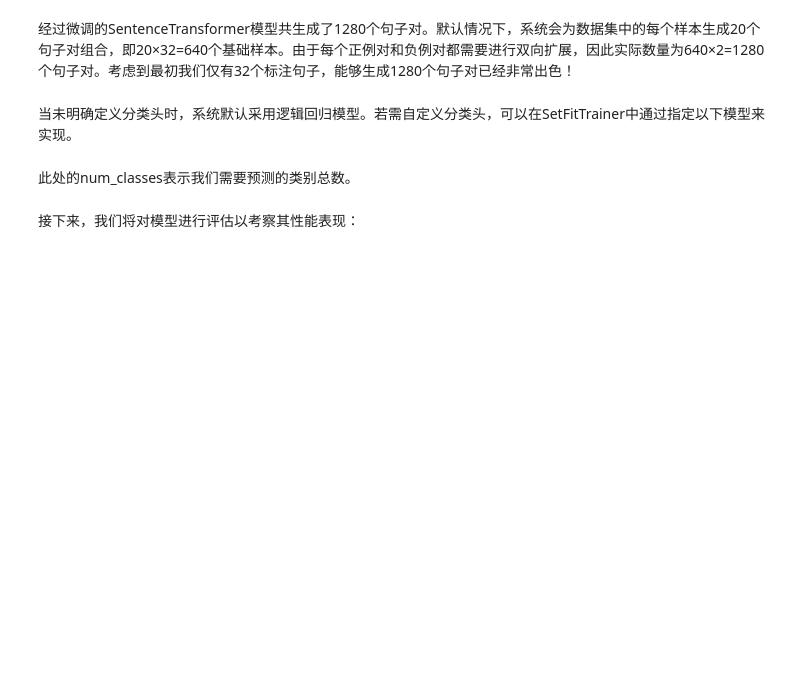
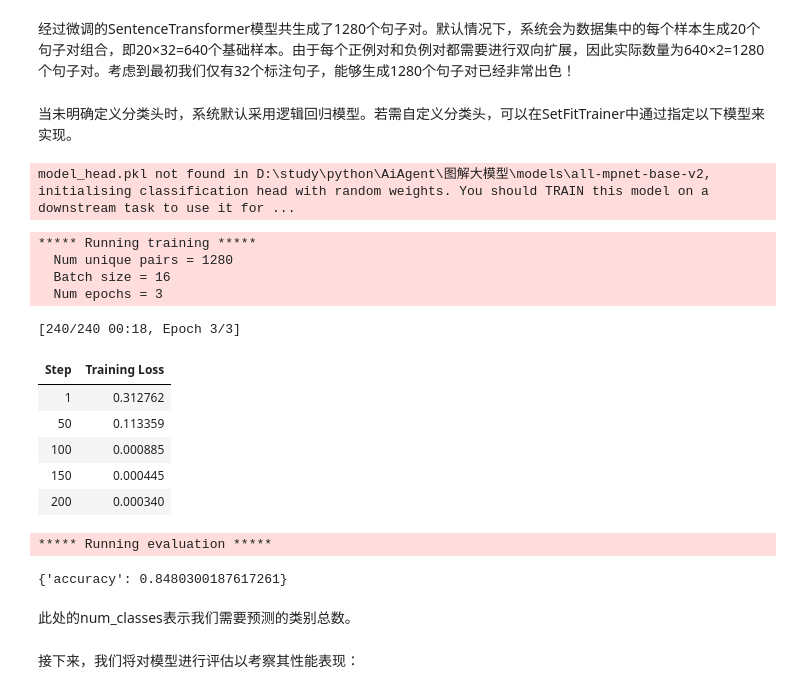
Before and after one commit to zaxys916/LLM-Illustrated, a Jupyter notebook: 第十一章/第十一章 为分类任务微调表示模型.ipynb, the cells around one changed output. Saved outputs shown, nothing was run; the diff lists cells and outputs as text; code cells hidden in the pictures; blank space fills up the shorter version.

Commit message:
fix: 补回第十一章 trainer.train 单元格并修正测试题 SetFit 指标

```diff
--- a/第十一章/第十一章 为分类任务微调表示模型.ipynb
+++ b/第十一章/第十一章 为分类任务微调表示模型.ipynb
@@ -364,3 +453,41 @@ trainer = SetFitTrainer(
+# %%
+from setfit import SetFitModel, Trainer, TrainingArguments
+
+# 1. 模型：用默认逻辑回归头
+model = SetFitModel.from_pretrained("../models/all-mpnet-base-v2")
+
+# 2. 训练参数
+args = TrainingArguments(
+    num_epochs=3,
+    num_iterations=20,
+)
+
+# 3. Trainer
+trainer = Trainer(
+    model=model,
+    args=args,
+    train_dataset=sampled_train_data,
+    eval_dataset=test_data,
+    metric="accuracy",
+)
+
+# 4. 训练（必须完整跑完）
+trainer.train()
+# %% [output]
+model_head.pkl not found in D:\study\python\AiAgent\图解大模型\models\all-mpnet-base-v2, initialising classification head with random weights. You should TRAIN this model on a downstream task to use it for ...
+***** Running training *****
+  Num unique pairs = 1280
+  Batch size = 16
+  Num epochs = 3
+[240/240 00:18, Epoch 3/3]
+| Step | Training Loss |
+| 1 | 0.312762 |
+| 50 | 0.113359 |
+| 100 | 0.000885 |
+| 150 | 0.000445 |
+| 200 | 0.000340 |
+***** Running evaluation *****
+{'accuracy': 0.8480300187617261}
 # %% [markdown]
 此处的num_classes表示我们需要预测的类别总数。
 # %% [markdown]
```
Also changed, not shown: parts of 35 cells of this notebook, 2 other files.
